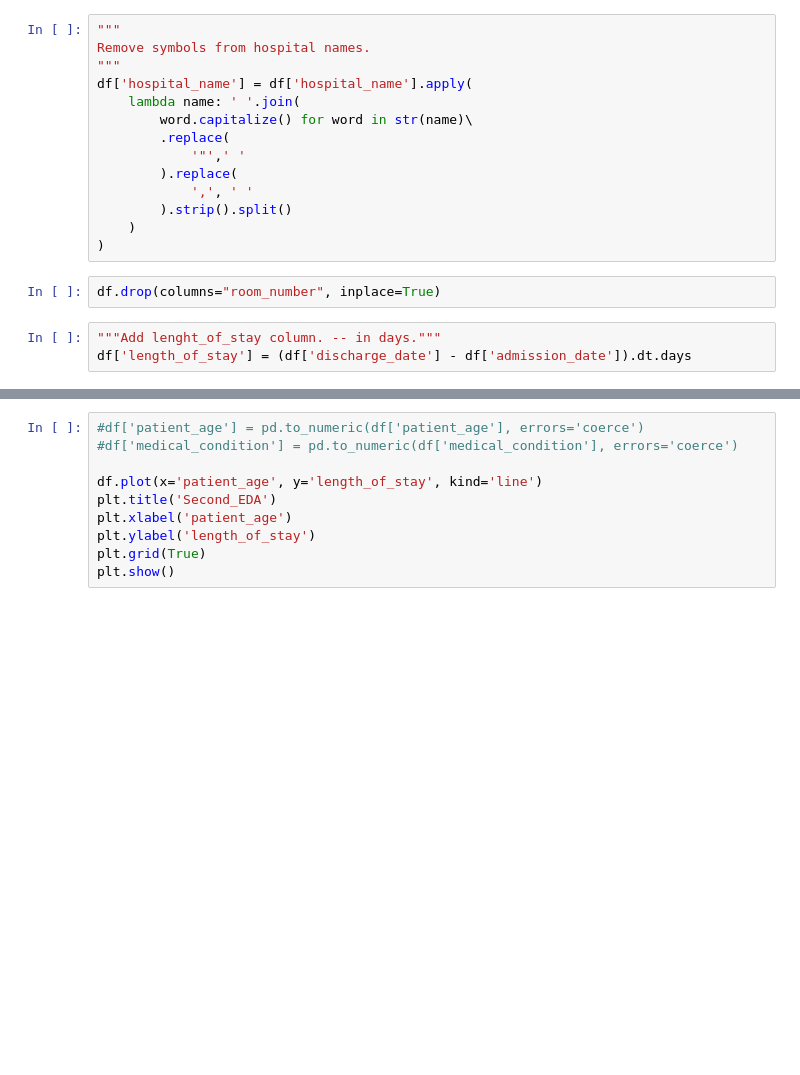
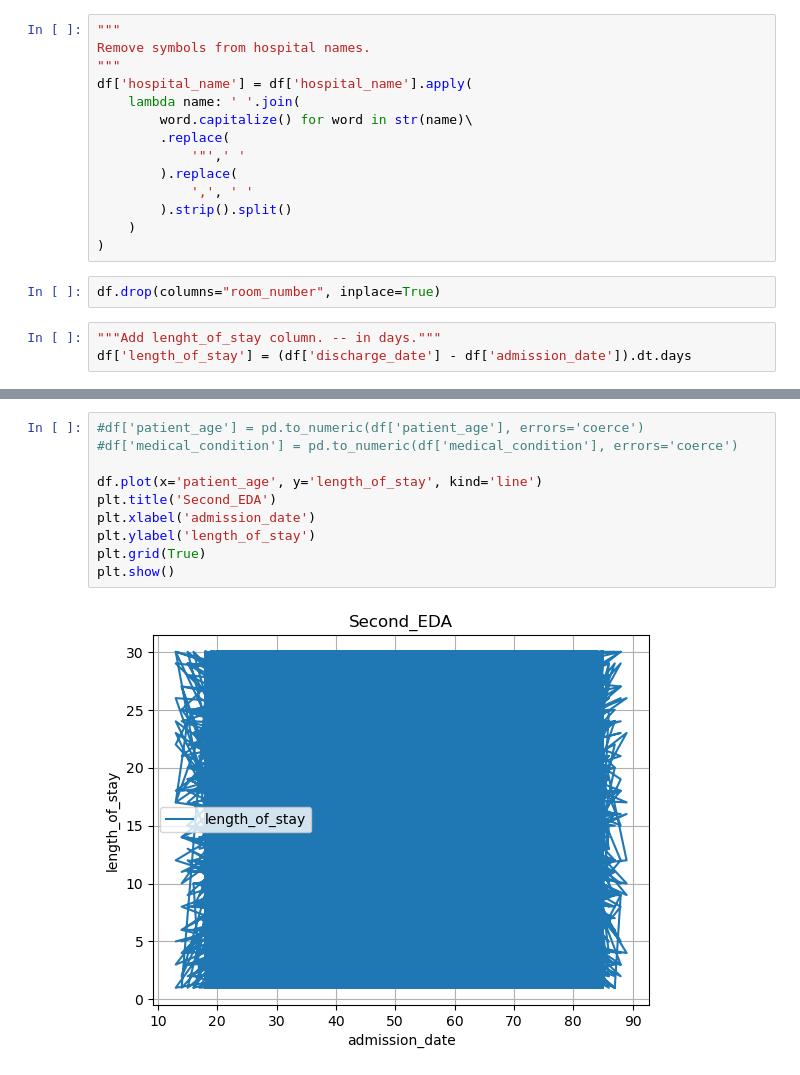
Before and after one commit to abhinna1/CSE4-587-Data-Intensive-Computing, a Jupyter notebook: main.ipynb, the cells around one changed output, grey strips where cells are left out. Saved outputs shown, nothing was run; the diff lists cells and outputs as text; blank space fills up the shorter version.

Commit message:
added line chart.

```diff
--- a/main.ipynb
+++ b/main.ipynb
@@ -71,13 +149,15 @@ df
 # %%
 #df['patient_age'] = pd.to_numeric(df['patient_age'], errors='coerce')
 #df['medical_condition'] = pd.to_numeric(df['medical_condition'], errors='coerce')
 
 df.plot(x='patient_age', y='length_of_stay', kind='line')
 plt.title('Second_EDA')
-plt.xlabel('patient_age')
+plt.xlabel('admission_date')
 plt.ylabel('length_of_stay')
 plt.grid(True)
 plt.show()
+# %% [output]
+[figure, added]
 # %%
 features = df[["medical_condition", "patient_age", "admission_type", "billing_amount", "medication", "length_of_stay", "blood_type"]]
 print(features.describe())
```
Also changed, not shown: parts of 12 cells of this notebook.
